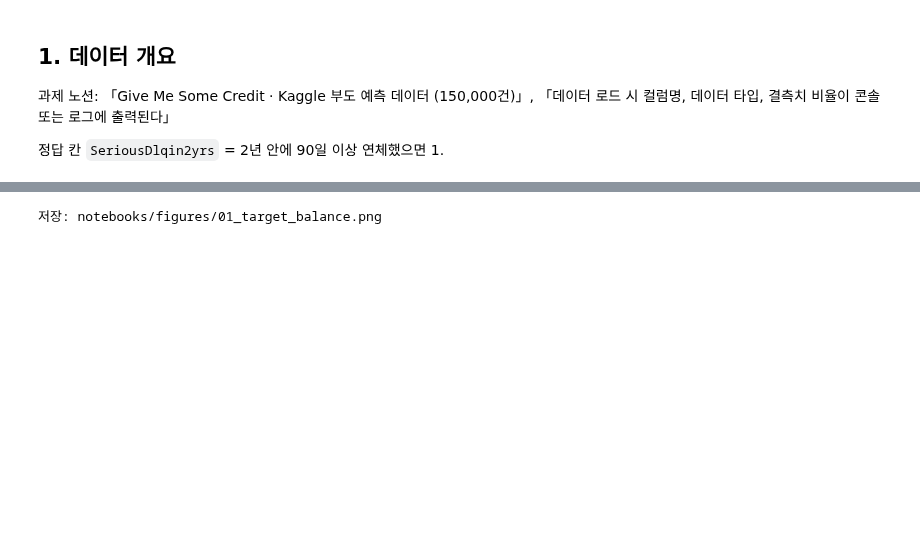
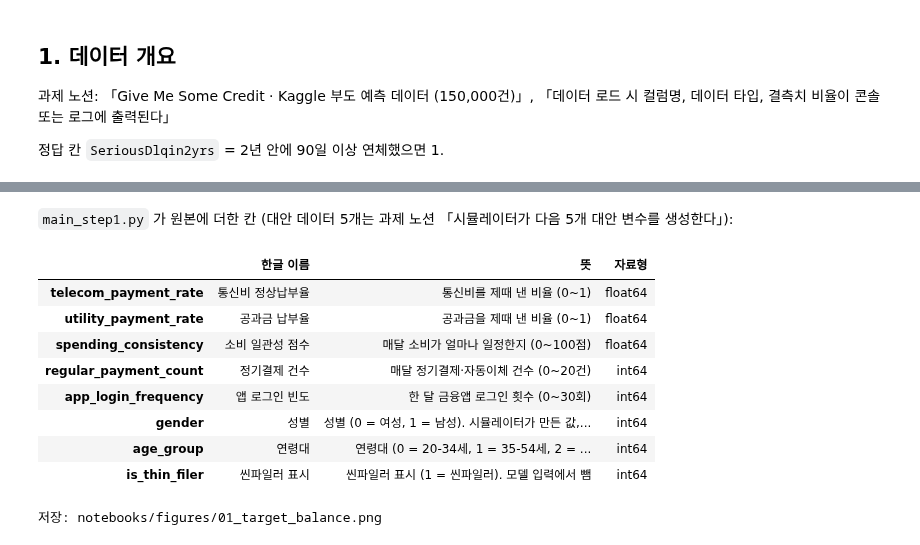
Before and after one commit to Dongyang-Mirae-University-software/xai-credit-scoring, a Jupyter notebook: notebooks/01_eda.ipynb, the cells around one changed output, grey strips where cells are left out. Cells and saved outputs as stored; diff of their text form; code cells hidden in the pictures; blank space fills up the shorter version.

```diff
--- a/notebooks/01_eda.ipynb
+++ b/notebooks/01_eda.ipynb
@@ -74,3 +106,19 @@ info
+# %% [markdown]
+`main_step1.py` 가 원본에 더한 칸 (대안 데이터 5개는 과제 노션 「시뮬레이터가 다음 5개 대안 변수를 생성한다」):
+# %%
+added = [c for c in sim.columns if c not in raw.columns and c != 'Unnamed: 0']
+pd.DataFrame({'한글 이름': [ko(c) for c in added], '뜻': [COL_MEANING.get(c, '-') for c in added],
+              '자료형': sim[added].dtypes.astype(str)}, index=added)
+# %% [output]
+|  | 한글 이름 | 뜻 | 자료형 |
+| telecom_payment_rate | 통신비 정상납부율 | 통신비를 제때 낸 비율 (0~1) | float64 |
+| utility_payment_rate | 공과금 납부율 | 공과금을 제때 낸 비율 (0~1) | float64 |
+| spending_consistency | 소비 일관성 점수 | 매달 소비가 얼마나 일정한지 (0~100점) | float64 |
+| regular_payment_count | 정기결제 건수 | 매달 정기결제·자동이체 건수 (0~20건) | int64 |
+| app_login_frequency | 앱 로그인 빈도 | 한 달 금융앱 로그인 횟수 (0~30회) | int64 |
+| gender | 성별 | 성별 (0 = 여성, 1 = 남성). 시뮬레이터가 만든 값,... | int64 |
+| age_group | 연령대 | 연령대 (0 = 20-34세, 1 = 35-54세, 2 = ... | int64 |
+| is_thin_filer | 씬파일러 표시 | 씬파일러 표시 (1 = 씬파일러). 모델 입력에서 뺌 | int64 |
 # %%
 fig, ax = plt.subplots(figsize=(5, 3))
 counts = raw[TARGET].value_counts().sort_index()
```
Also changed, not shown: parts of 2 cells of this notebook, 1 other file.
